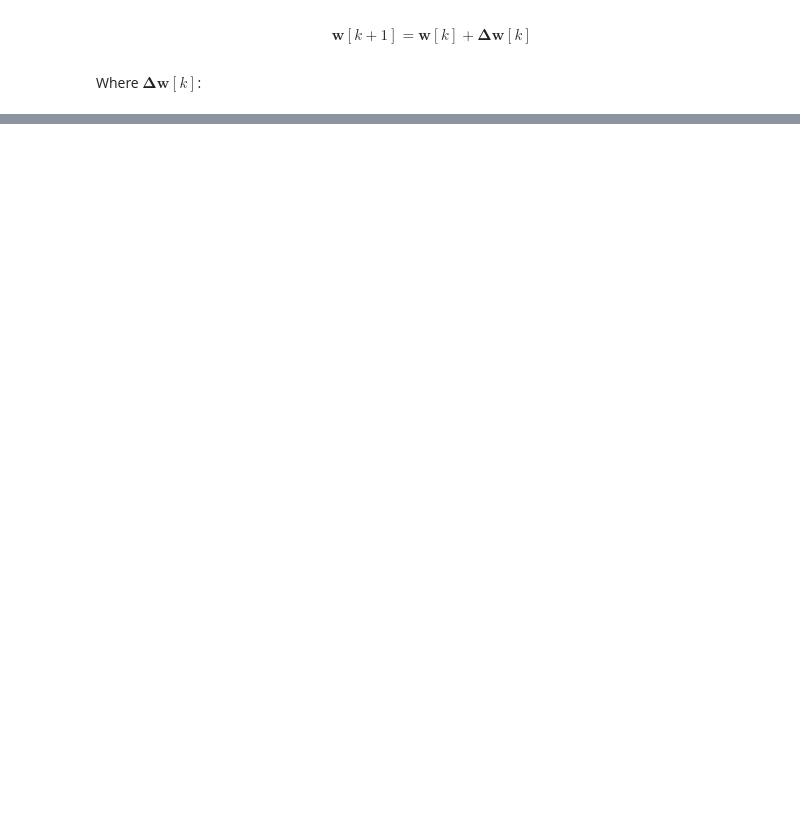
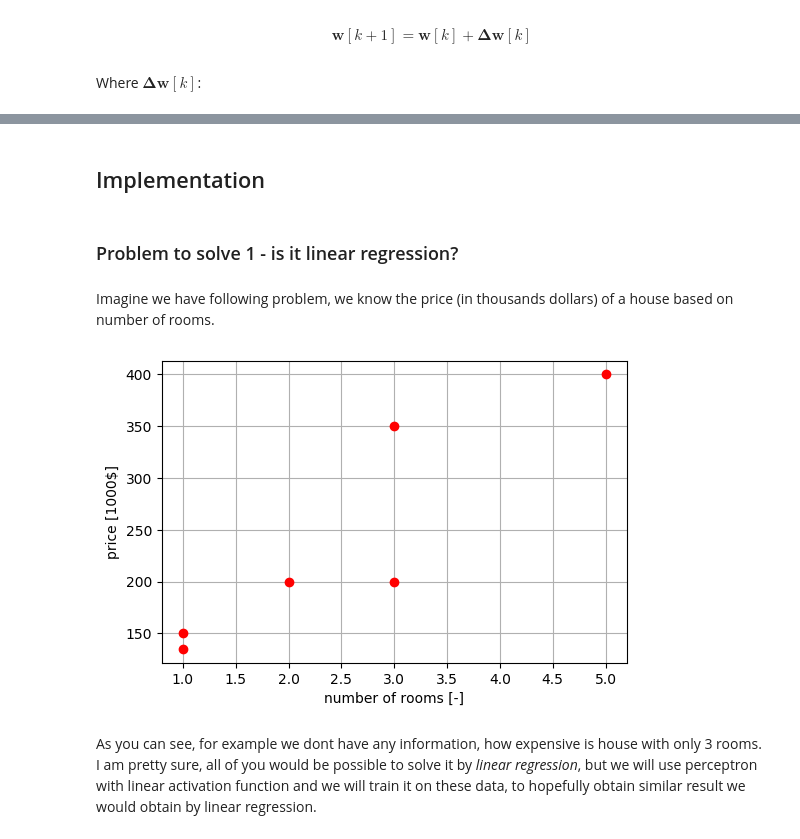
Before and after one commit to CVUT-FS-12110/Python-for-Scientific-Computations-and-Control, a Jupyter notebook: courses/ai/perceptron.ipynb, the cells around one changed output, grey strips where cells are left out. Drawn from its saved outputs; the diff is of its cells as text; code cells hidden in the pictures; blank space fills up the shorter version.

Commit message:
perceptron update, classification

```diff
--- a/courses/ai/perceptron.ipynb
+++ b/courses/ai/perceptron.ipynb
@@ -121,0 +51,2 @@ array([[ 1.2],
+# %% [markdown]
+## Implementation
@@ -121,0 +76,17 @@ array([[ 1.2],
+# %% [markdown]
+### Problem to solve 1 - is it linear regression?
+# %% [markdown]
+Imagine we have following problem, we know the price (in thousands dollars) of a house based on number of rooms.
+# %%
+price = np.array([150., 135., 200., 400., 350., 200.])
+num_rooms = np.array([1, 1, 2, 5, 3, 3])
+plt.figure(dpi=100)
+plt.plot(num_rooms, price,"ro")
+plt.xlabel("number of rooms [-]")
+plt.ylabel("price [1000$]")
+plt.grid()
+plt.show()
+# %% [output]
+[figure, added]
+# %% [markdown]
+As you can see, for example we dont have any information, how expensive is house with only 3 rooms. I am pretty sure, all of you would be possible to solve it by *linear regression*, but we will use perceptron with linear activation function and we will train it on these data, to hopefully obtain similar result we would obtain by linear regression.
```
Also changed, not shown: parts of 42 cells of this notebook.
